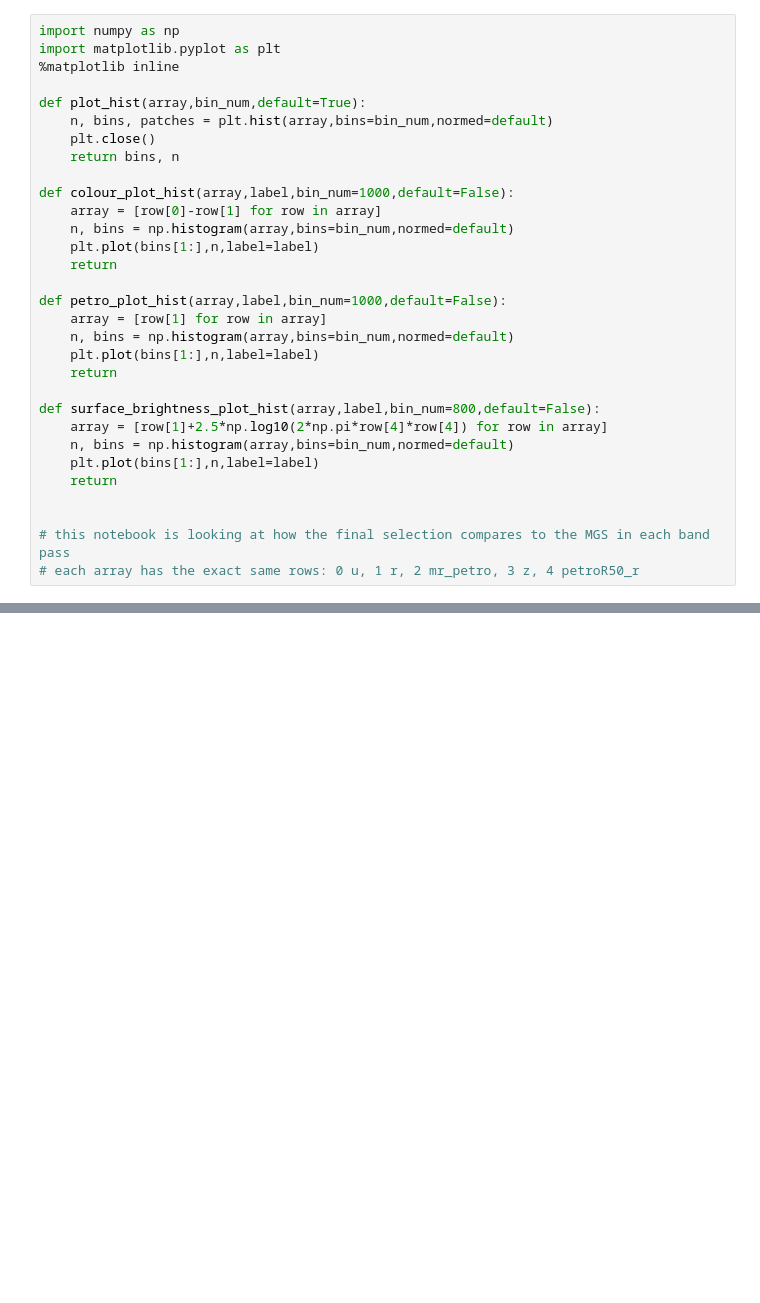
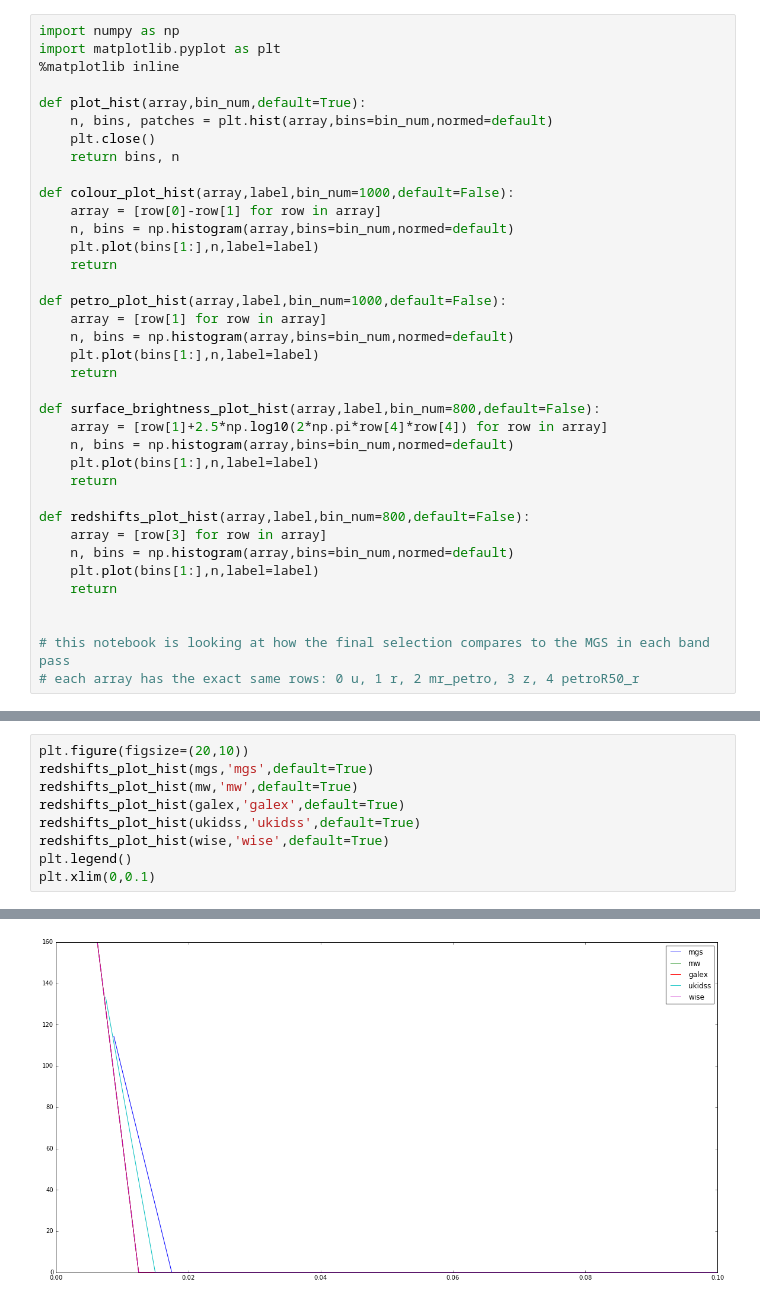
Before and after one commit to calumhrmurray/MPhysProject, a Jupyter notebook: analysis/cat_checks/histogram_checks.ipynb, the cells around one changed output, grey strips where cells are left out. Drawn from its saved outputs; the diff is of its cells as text; blank space fills up the shorter version.

```diff
--- a/analysis/cat_checks/histogram_checks.ipynb
+++ b/analysis/cat_checks/histogram_checks.ipynb
@@ -26,6 +26,12 @@ def surface_brightness_plot_hist(array,label,bin_num=800,default=False):
     plt.plot(bins[1:],n,label=label)
     return
 
+def redshifts_plot_hist(array,label,bin_num=800,default=False):
+    array = [row[3] for row in array]
+    n, bins = np.histogram(array,bins=bin_num,normed=default)
+    plt.plot(bins[1:],n,label=label)
+    return
+
 
 # this notebook is looking at how the final selection compares to the MGS in each band pass
 # each array has the exact same rows: 0 u, 1 r, 2 mr_petro, 3 z, 4 petroR50_r
@@ -142,0 +137,10 @@ np.max(mgs_z), np.max(mw_z), np.max(wise_z), np.max(galex_z), np.max(ukidss_z)
+# %%
+plt.figure(figsize=(20,10))
+redshifts_plot_hist(mgs,'mgs',default=True)
+redshifts_plot_hist(mw,'mw',default=True)
+redshifts_plot_hist(galex,'galex',default=True)
+redshifts_plot_hist(ukidss,'ukidss',default=True)
+redshifts_plot_hist(wise,'wise',default=True)
+plt.legend()
+plt.xlim(0,0.1)
+# %% [output]
@@ -142,0 +148 @@ np.max(mgs_z), np.max(mw_z), np.max(wise_z), np.max(galex_z), np.max(ukidss_z)
+[figure, added]
```
Also changed, not shown: parts of 11 cells of this notebook, 21 other files.
